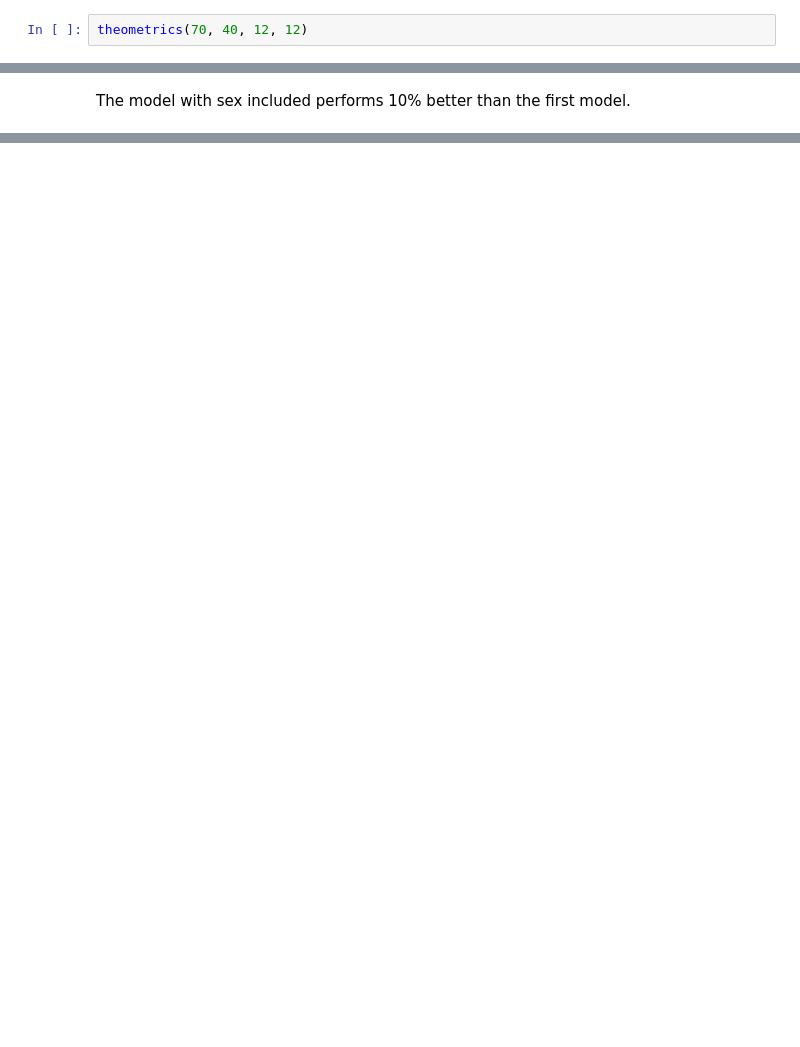
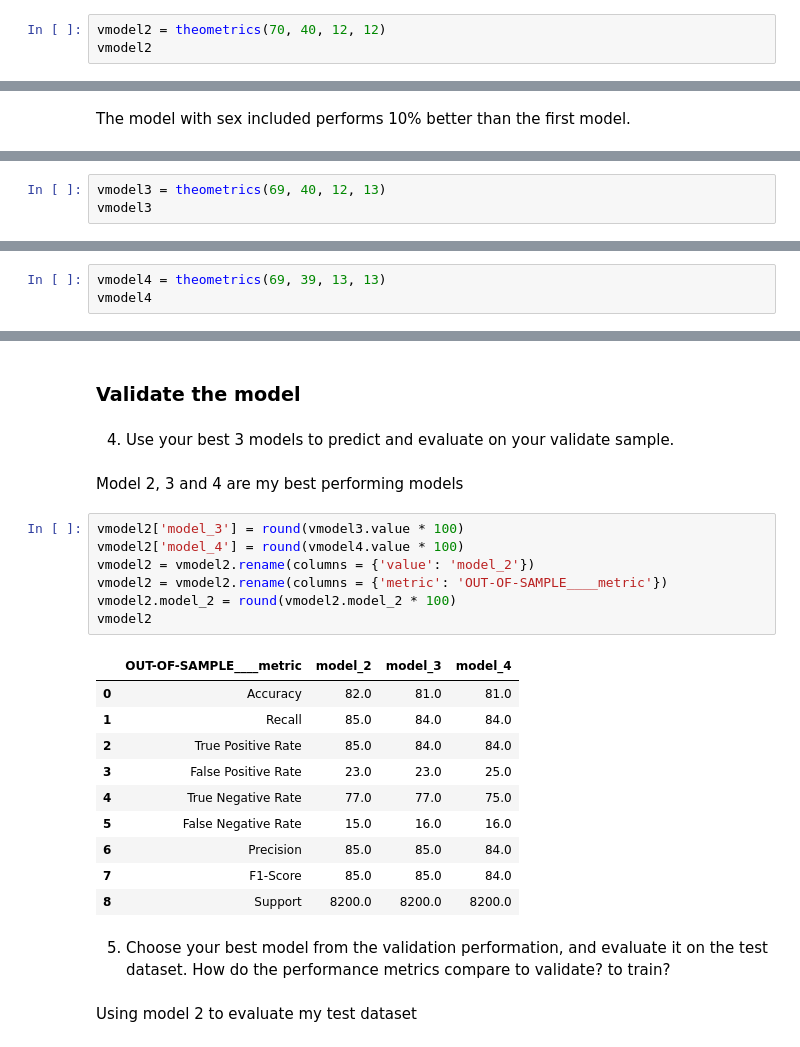
Before and after one commit to TheodoreQuansah/classification_exercises, a Jupyter notebook: logistic_regression.ipynb, the cells around one changed output, grey strips where cells are left out. Drawn from its saved outputs; the diff is of its cells as text; blank space fills up the shorter version.

```diff
--- a/logistic_regression.ipynb
+++ b/logistic_regression.ipynb
@@ -281,7 +290,8 @@ confusion_matrix(y_val, v_pred)
 array([[70, 12],
        [12, 40]])
 # %%
-theometrics(70, 40, 12, 12)
+vmodel2 = theometrics(70, 40, 12, 12)
+vmodel2
 # %% [output]
 |  | metric | value |
 | 0 | Accuracy | 0.820896 |
@@ -309,0 +444,3 @@ Trying out a model with age, fare, pclass, sex and embark_town_Queenstown
+# %%
+vmodel3 = theometrics(69, 40, 12, 13)
+vmodel3
@@ -309,0 +580,3 @@ Trying out a model with age, fare, pclass, sex and embark_town_Queenstown
+# %%
+vmodel4 = theometrics(69, 39, 13, 13)
+vmodel4
@@ -309,0 +594,28 @@ Trying out a model with age, fare, pclass, sex and embark_town_Queenstown
+# %% [markdown]
+### Validate the model
+# %% [markdown]
+4) Use your best 3 models to predict and evaluate on your validate sample.
+# %% [markdown]
+Model 2, 3 and 4 are my best performing models
+# %%
+vmodel2['model_3'] = round(vmodel3.value * 100)
+vmodel2['model_4'] = round(vmodel4.value * 100)
+vmodel2 = vmodel2.rename(columns = {'value': 'model_2'})
+vmodel2 = vmodel2.rename(columns = {'metric': 'OUT-OF-SAMPLE____metric'})
+vmodel2.model_2 = round(vmodel2.model_2 * 100)
+vmodel2
+# %% [output]
+|  | OUT-OF-SAMPLE____metric | model_2 | model_3 | model_4 |
+| 0 | Accuracy | 82.0 | 81.0 | 81.0 |
+| 1 | Recall | 85.0 | 84.0 | 84.0 |
+| 2 | True Positive Rate | 85.0 | 84.0 | 84.0 |
+| 3 | False Positive Rate | 23.0 | 23.0 | 25.0 |
+| 4 | True Negative Rate | 77.0 | 77.0 | 75.0 |
+| 5 | False Negative Rate | 15.0 | 16.0 | 16.0 |
+| 6 | Precision | 85.0 | 85.0 | 84.0 |
+| 7 | F1-Score | 85.0 | 85.0 | 84.0 |
+| 8 | Support | 8200.0 | 8200.0 | 8200.0 |
+# %% [markdown]
+5) Choose your best model from the validation performation, and evaluate it on the test dataset. How do the performance metrics compare to validate? to train?
+# %% [markdown]
+Using model 2 to evaluate my test dataset
```
Also changed, not shown: parts of 49 cells of this notebook.
